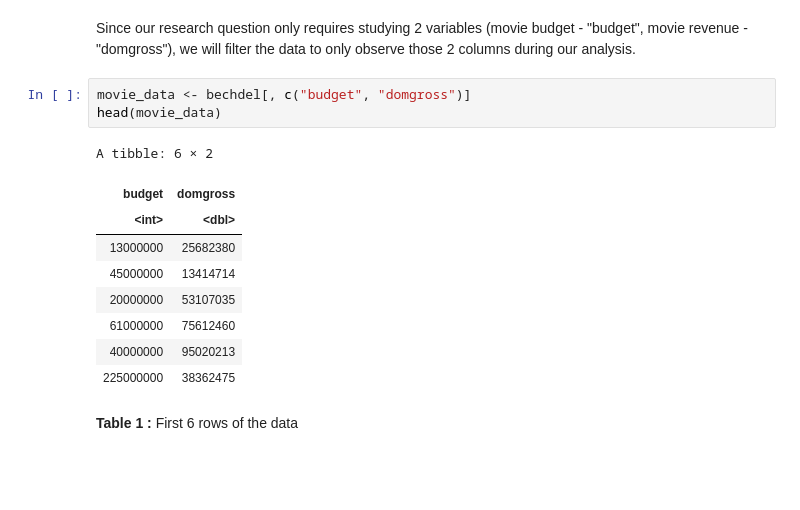
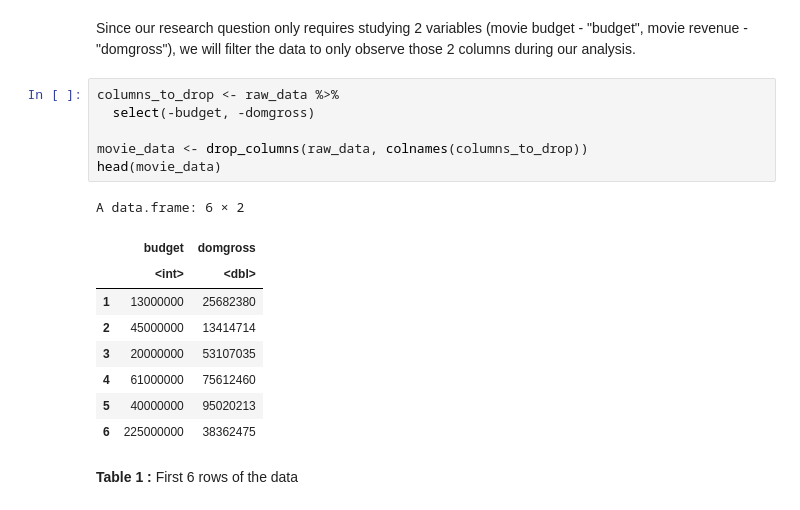
Before and after one commit to UBC-DSCI-310-2025W2/dsci-310-group-5, a Jupyter notebook: notebooks/analysis_movie-revenue.ipynb, the cells around one changed output. Cells and saved outputs as stored; diff of their text form; blank space fills up the shorter version.

```diff
--- a/notebooks/analysis_movie-revenue.ipynb
+++ b/notebooks/analysis_movie-revenue.ipynb
@@ -71,18 +71,21 @@ A data.frame: 6 × 15
 # %% [markdown]
 Since our research question only requires studying 2 variables (movie budget - "budget", movie revenue - "domgross"), we will filter the data to only observe those 2 columns during our analysis.
 # %%
-movie_data <- bechdel[, c("budget", "domgross")]
+columns_to_drop <- raw_data %>%
+  select(-budget, -domgross)
+
+movie_data <- drop_columns(raw_data, colnames(columns_to_drop))
 head(movie_data)
 # %% [output]
-A tibble: 6 × 2
+A data.frame: 6 × 2
-| budget | domgross |
-| <int> | <dbl> |
-| 13000000 | 25682380 |
-| 45000000 | 13414714 |
-| 20000000 | 53107035 |
-| 61000000 | 75612460 |
-| 40000000 | 95020213 |
-| 225000000 | 38362475 |
+|  | budget | domgross |
+|  | <int> | <dbl> |
+| 1 | 13000000 | 25682380 |
+| 2 | 45000000 | 13414714 |
+| 3 | 20000000 | 53107035 |
+| 4 | 61000000 | 75612460 |
+| 5 | 40000000 | 95020213 |
+| 6 | 225000000 | 38362475 |
 # %% [markdown]
 **Table 1 :** First 6 rows of the data
 # %% [markdown]
```
Also changed, not shown: parts of 14 cells of this notebook.
